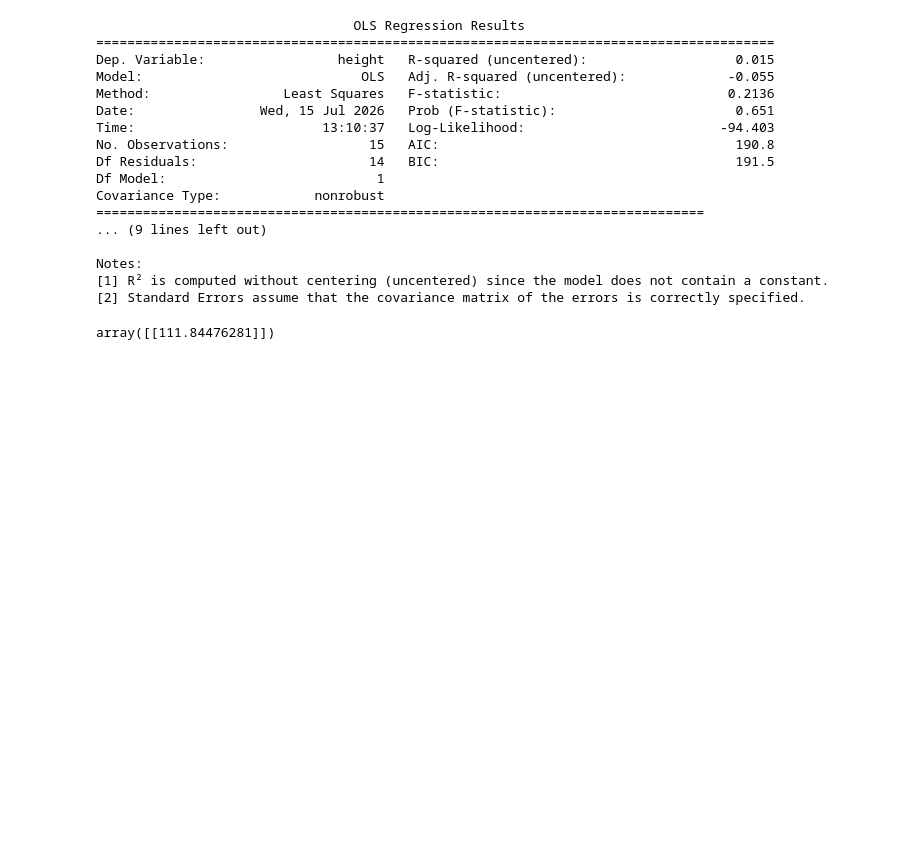
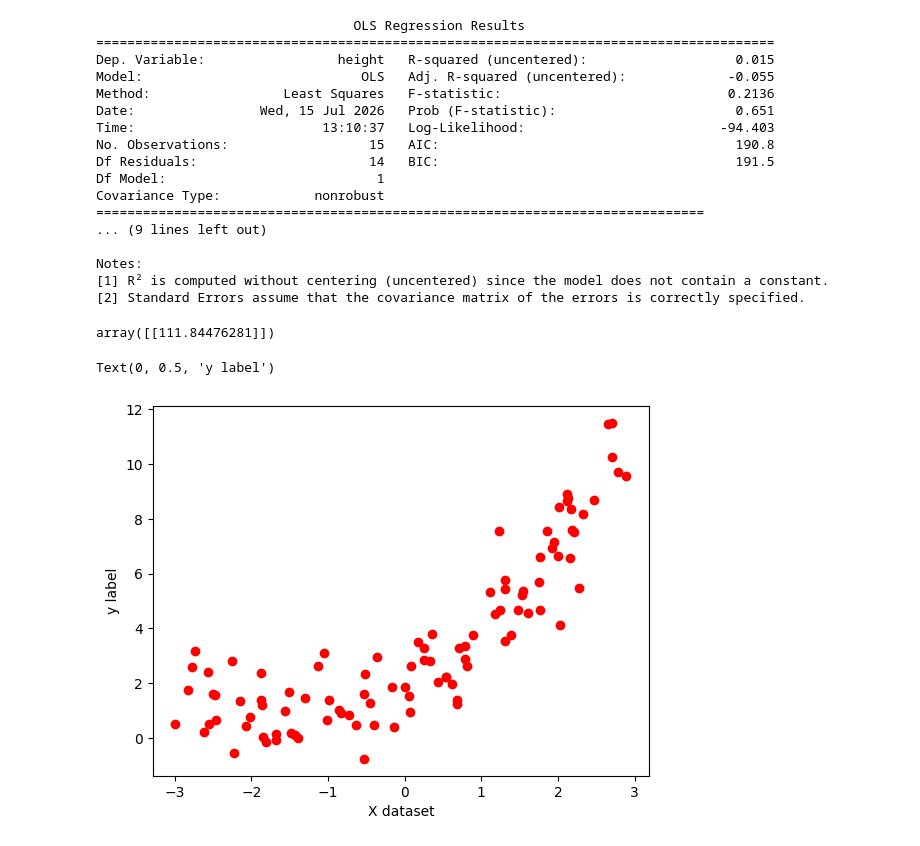
Before and after one commit to Siddharth5723/Daily_learning, a Jupyter notebook: Linear_Regression.ipynb, the cells around one changed output. Drawn from its saved outputs; the diff is of its cells as text; code cells hidden in the pictures; blank space fills up the shorter version.

```diff
--- a/Linear_Regression.ipynb
+++ b/Linear_Regression.ipynb
@@ -385,0 +390,9 @@ array([[111.84476281]])
+# %%
+x = 6 * np.random.rand(100, 1) - 3
+y = 0.5 * x**2 + 1.5*x + 2 + np.random.randn(100, 1)
+plt.scatter(x,y,color='r')
+plt.xlabel("X dataset")
+plt.ylabel("y label")
+# %% [output]
+Text(0, 0.5, 'y label')
+[figure, added]
```
Also changed, not shown: parts of 16 cells of this notebook.
